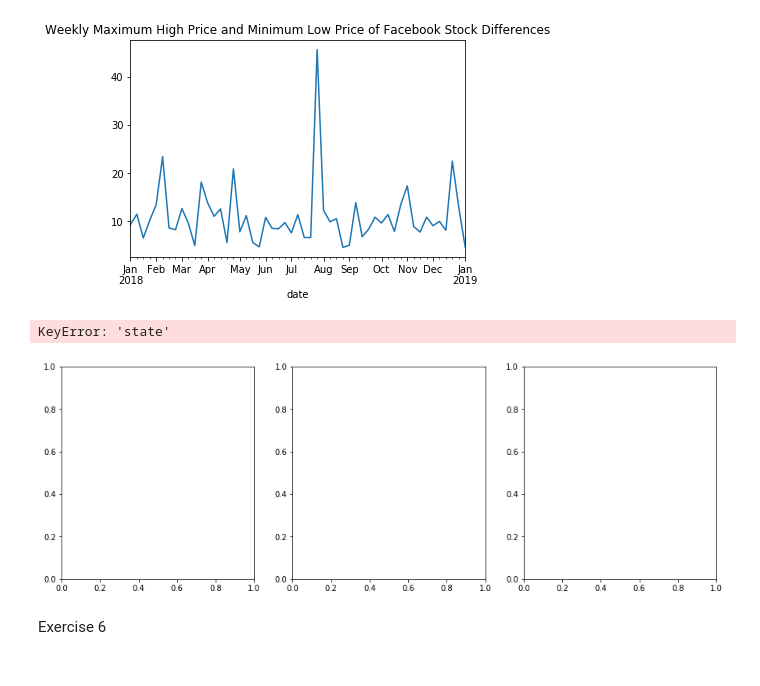
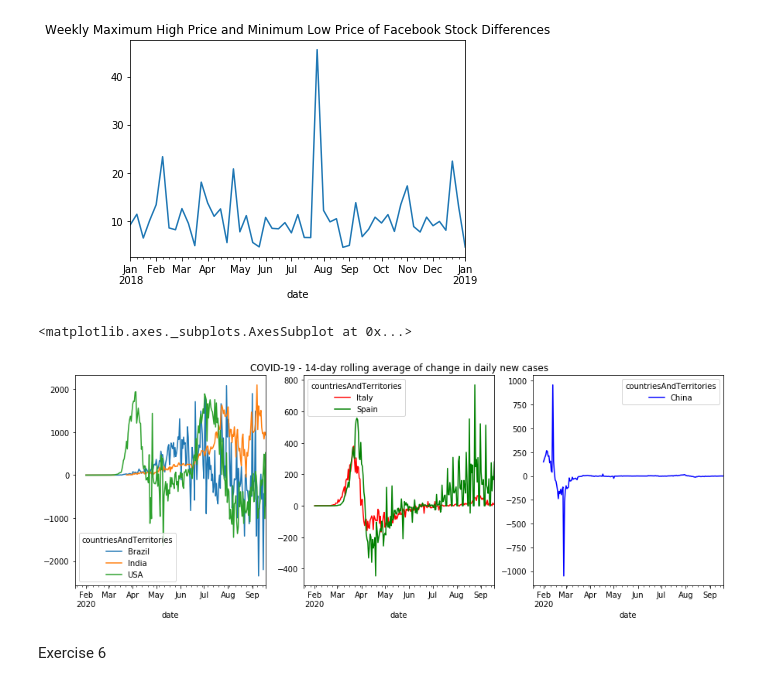
Before and after one commit to jmshulett/wtamu_bus_intell, a Jupyter notebook: john_hulett_chapter_5_exercises.ipynb, the cells around one changed output. Cells and saved outputs as stored; diff of their text form; code cells hidden in the pictures.

```diff
--- a/john_hulett_chapter_5_exercises.ipynb
+++ b/john_hulett_chapter_5_exercises.ipynb
@@ -55,19 +55,19 @@ covid19df = pd.read_csv('data/covid19_cases.csv').assign(date=lambda x: pd.to_da
 # %%
  fig, axes = plt.subplots(1, 3, figsize=(15, 5))
 
 new_cases_rolling_average = covid19df.pivot_table(
-    index=covid19df.index, columns=['state'], values='cases'
+    index=covid19df.index, columns=['countriesAndTerritories'], values='cases'
 ).apply(lambda x: x.diff().rolling(14).mean())
 new_cases_rolling_average[['Brazil', 'India', 'USA']].plot(ax=axes[0])
 
 new_cases_rolling_average[['Italy', 'Spain']].plot(
     ax=axes[1], color=['red', 'green'],
     title='COVID-19 - 14-day rolling average of change in daily new cases'
 )
-new_cases_rolling_average[['Chine']].plot(ax=axes[2], color='blue')
+new_cases_rolling_average[['China']].plot(ax=axes[2], color='blue')
 # %% [output]
-KeyError: 'state'
+<matplotlib.axes._subplots.AxesSubplot at 0x...>
-[figure, old version]
+[figure, new version]
 # %% [markdown]
 Exercise 6
 # %%
```
